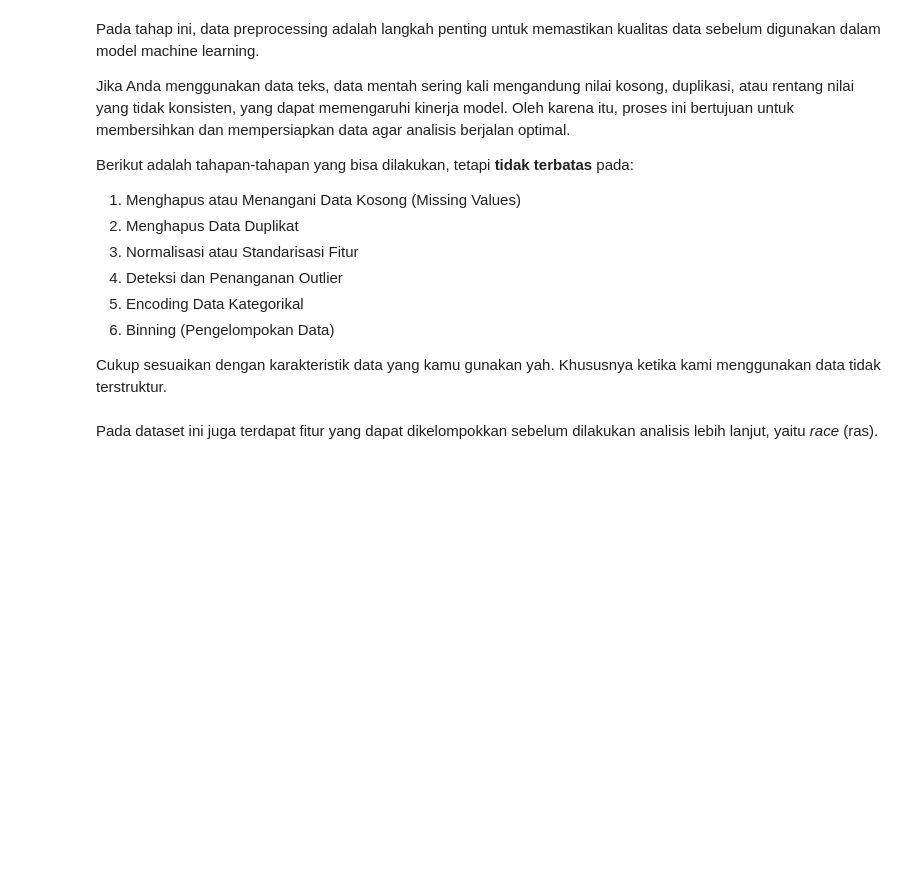
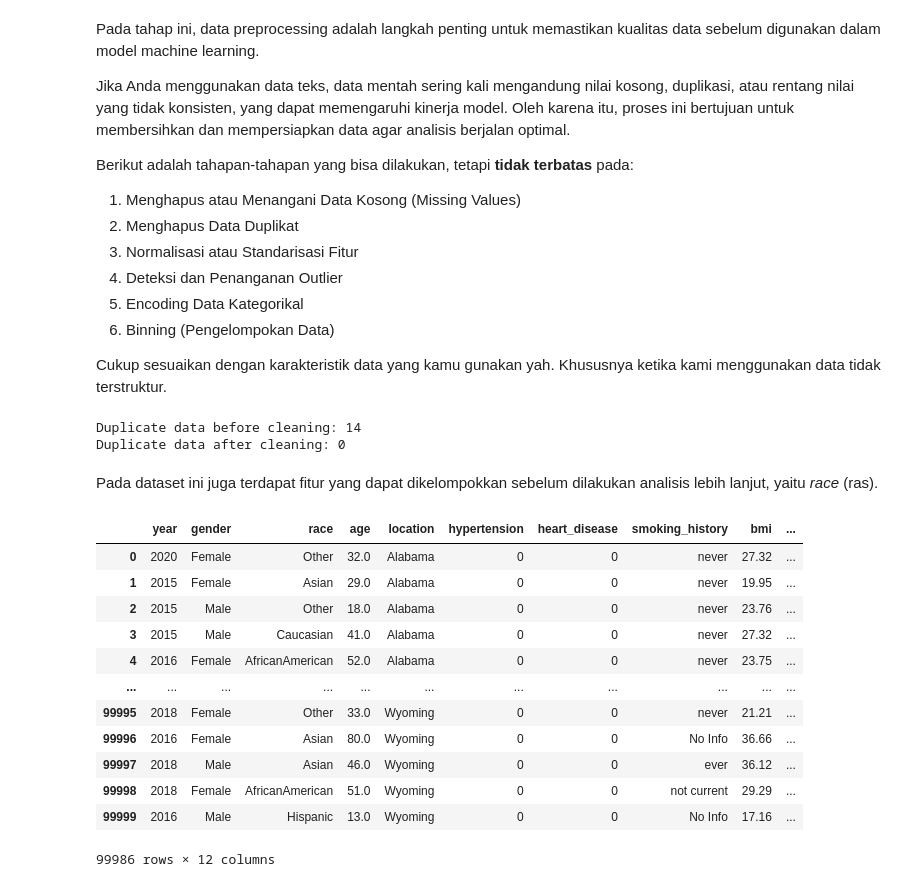
Before and after one commit to aNdr3W03/Eksperimen_SML_andrewbj, a Jupyter notebook: preprocessing/Eksperimen_andrewbj.ipynb, the cells around one changed output. Drawn from its saved outputs; the diff is of its cells as text; code cells hidden in the pictures; blank space fills up the shorter version.

```diff
--- a/preprocessing/Eksperimen_andrewbj.ipynb
+++ b/preprocessing/Eksperimen_andrewbj.ipynb
@@ -490,13 +499,44 @@ Berikut adalah tahapan-tahapan yang bisa dilakukan, tetapi **tidak terbatas** pa
 6. Binning (Pengelompokan Data)
 
 Cukup sesuaikan dengan karakteristik data yang kamu gunakan yah. Khususnya ketika kami menggunakan data tidak terstruktur.
+# %%
+# Check duplicate data
+print(f'Duplicate data before cleaning: {df.duplicated().sum()}')
+
+# Drop duplicates data
+df = df.drop_duplicates()
+print(f'Duplicate data after cleaning: {df.duplicated().sum()}')
+# %% [output]
+Duplicate data before cleaning: 14
+Duplicate data after cleaning: 0
 # %% [markdown]
 Pada dataset ini juga terdapat fitur yang dapat dikelompokkan sebelum dilakukan analisis lebih lanjut, yaitu _race_ (ras).
 # %%
-# Grouping of race feature
-race_cols = ['race:AfricanAmerican', 'race:Asian', 'race:Caucasian', 'race:Hispanic', 'race:Other']
+# Merge all of the race features
+race_cols = ['race:AfricanAmerican', 'race:Asian', 'race:Caucasian',
+             'race:Hispanic', 'race:Other']
 
-df['race'] = df[race_cols].idxmax(axis=1)
-df['race'] = df['race'].str.replace('race:', '')
+race = df[race_cols].idxmax(axis=1).str.replace('race:', '')
 
+df.insert(2, 'race', race)
 df.drop(columns=race_cols, inplace=True)
+# %%
+# Drop the clinical notes features that will not be used in this project
+df.drop('clinical_notes', inplace=True, axis=1)
+# %%
+# Recheck the dataframe
+df
+# %% [output]
+|  | year | gender | race | age | location | hypertension | heart_disease | smoking_history | bmi | ... |
+| 0 | 2020 | Female | Other | 32.0 | Alabama | 0 | 0 | never | 27.32 | ... |
+| 1 | 2015 | Female | Asian | 29.0 | Alabama | 0 | 0 | never | 19.95 | ... |
+| 2 | 2015 | Male | Other | 18.0 | Alabama | 0 | 0 | never | 23.76 | ... |
+| 3 | 2015 | Male | Caucasian | 41.0 | Alabama | 0 | 0 | never | 27.32 | ... |
+| 4 | 2016 | Female | AfricanAmerican | 52.0 | Alabama | 0 | 0 | never | 23.75 | ... |
+| ... | ... | ... | ... | ... | ... | ... | ... | ... | ... | ... |
+| 99995 | 2018 | Female | Other | 33.0 | Wyoming | 0 | 0 | never | 21.21 | ... |
+| 99996 | 2016 | Female | Asian | 80.0 | Wyoming | 0 | 0 | No Info | 36.66 | ... |
+| 99997 | 2018 | Male | Asian | 46.0 | Wyoming | 0 | 0 | ever | 36.12 | ... |
+| 99998 | 2018 | Female | AfricanAmerican | 51.0 | Wyoming | 0 | 0 | not current | 29.29 | ... |
+| 99999 | 2016 | Male | Hispanic | 13.0 | Wyoming | 0 | 0 | No Info | 17.16 | ... |
+99986 rows × 12 columns
```
Also changed, not shown: parts of 20 cells of this notebook.
